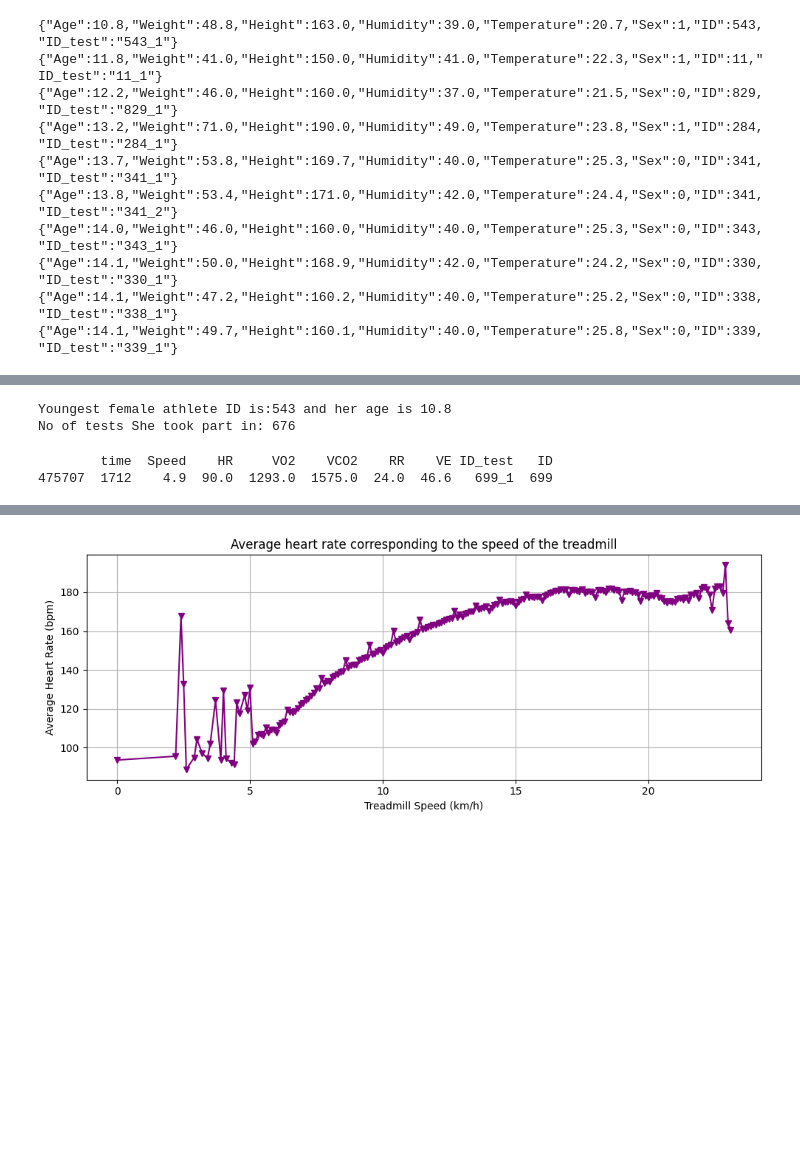
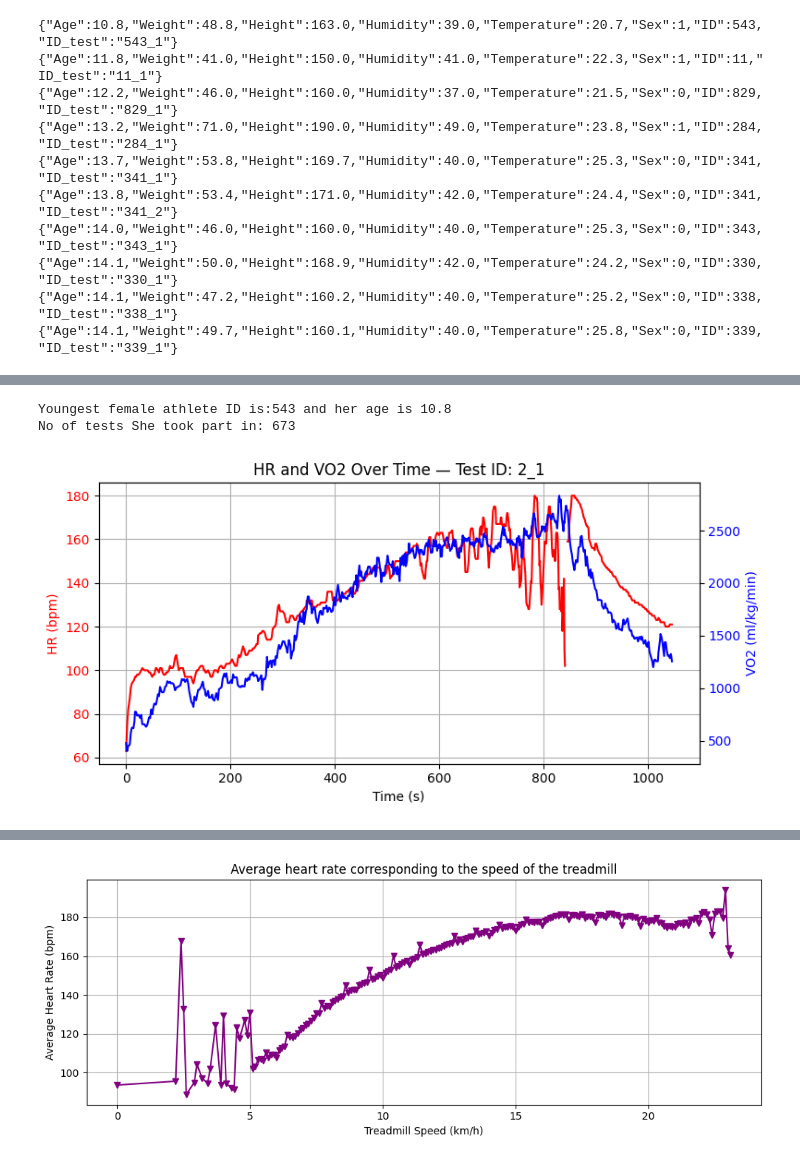
Before and after one commit to Chaithra-Git/Team7_LambdaLegends_PythonHackathon_APRIL25, a Jupyter notebook: greeshma_33-48.ipynb, the cells around one changed output, grey strips where cells are left out. Saved outputs shown, nothing was run; the diff lists cells and outputs as text; code cells hidden in the pictures; blank space fills up the shorter version.

```diff
--- a/greeshma_33-48.ipynb
+++ b/greeshma_33-48.ipynb
@@ -10,3 +6,7 @@ df_test=pd.read_csv('test_measure.csv')
+# %%
+#reading csv and handling null values
+df_subject = pd.read_csv('subject-info.csv').dropna(subset=['Age', 'Height', 'Weight'])
+df_test = pd.read_csv('test_measure.csv').dropna(subset=['HR', 'RR', 'Speed'])
 # %%
 #34. Create an array , np.arange(12).reshape(3,4). Replace the array elements with their square values if the element is an even number. Keep the odd numbers as such. Display the resulting array.
 
@@ -105,17 +105,35 @@ total_tests = no_of_tests.shape[0]
 print(f"No of tests She took part in: {total_tests}")
 # %% [output]
 Youngest female athlete ID is:543 and her age is 10.8
-No of tests She took part in: 676
+No of tests She took part in: 673
-# %%
-#40.Identify the test that took the longest time to complete.
-
-#longest time
-longest_time=df_test['time'].max()
-
-#finding the test  with longest time
-longest_test = df_test[df_test['time'] == longest_time]
-
-print(longest_test)
-# %% [output]
-        time  Speed    HR     VO2    VCO2    RR    VE ID_test   ID
-475707  1712    4.9  90.0  1293.0  1575.0  24.0  46.6   699_1  699
+# %%
+#38.Plot the changes in HR and VO2 over time for each ID_test. Add a trendline to compare the HR and VO2 changes.
+
+# Step 2: Pick one test ID
+test_id = df_test['ID_test'].dropna().unique()[0]
+df_test = df_test[df_test['ID_test'] == test_id]
+
+#plotting
+fig, axis1 = plt.subplots(figsize=(8, 4))
+
+# Plot HR on primary y-axis
+axis1.plot(df_test['time'], df_test['HR'], color='red', label='HR')
+axis1.set_xlabel('Time (s)')
+axis1.set_ylabel('HR (bpm)', color='red')
+axis1.tick_params(axis='y', labelcolor='red')
+
+# Plot VO2 on secondary y-axis
+axis2 = axis1.twinx()
+axis2.plot(df_test['time'], df_test['VO2'], color='blue', label='VO2')
+axis2.set_ylabel('VO2 (ml/kg/min)', color='blue')
+axis2.tick_params(axis='y', labelcolor='blue')
+
+# Title and Grid
+plt.title(f'HR and VO2 Over Time — Test ID: {test_id}')
+axis1.grid(True)
+plt.tight_layout()
+plt.show()
+
+#since there are 992 tests, we are plotting for single test. We can do the same for all tests
+# %% [output]
+[figure, added]
```
Also changed, not shown: parts of 14 cells of this notebook.
